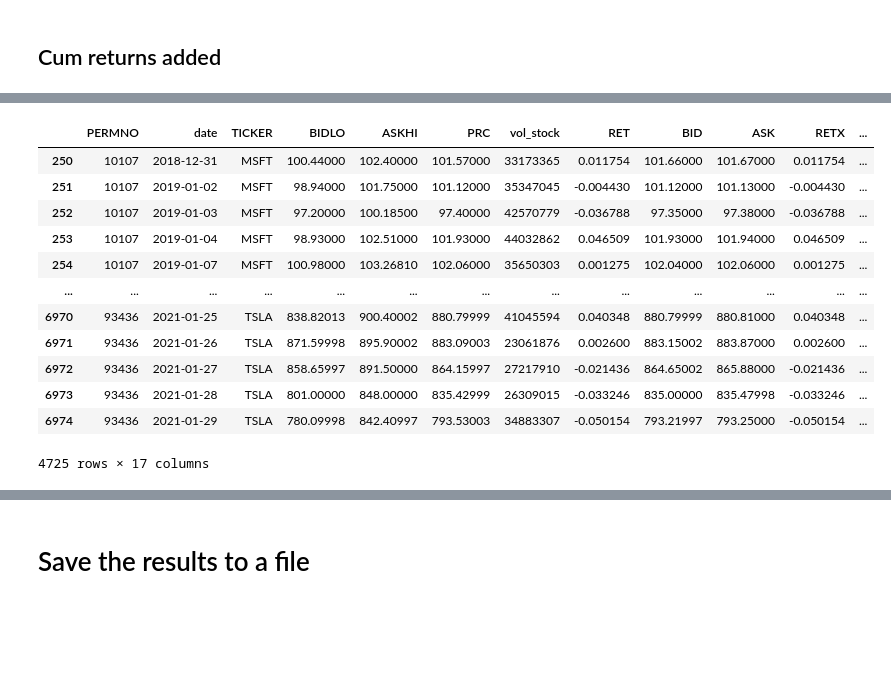
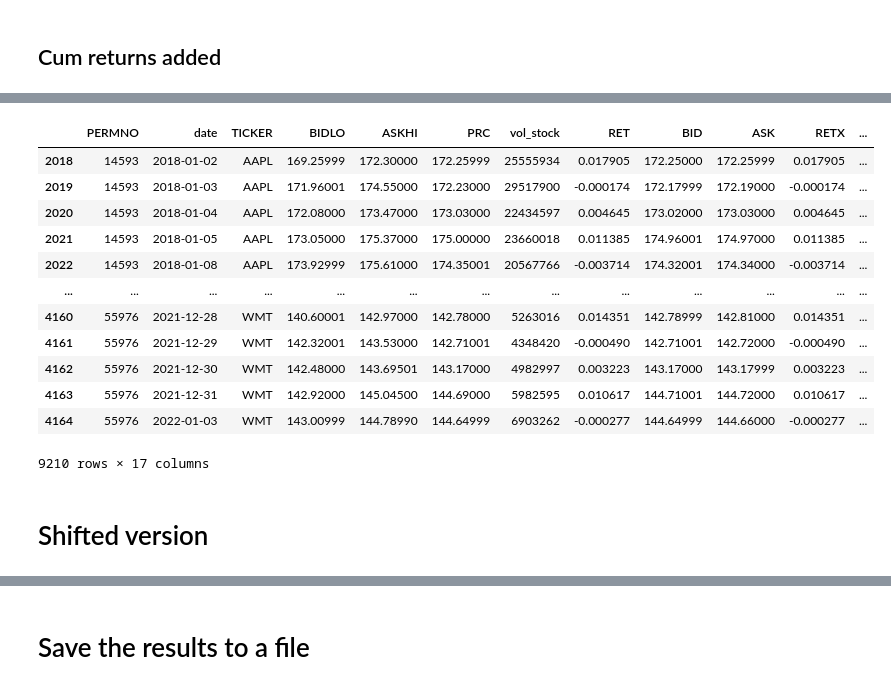
Before and after one commit to Spipers/FinalThesisQF, a Jupyter notebook: Notebooks/updated_version/Stock_data_compression_new.ipynb, the cells around one changed output, grey strips where cells are left out. Saved outputs shown, nothing was run; the diff lists cells and outputs as text; code cells hidden in the pictures; blank space fills up the shorter version.

```diff
--- a/Notebooks/updated_version/Stock_data_compression_new.ipynb
+++ b/Notebooks/updated_version/Stock_data_compression_new.ipynb
@@ -228,20 +228,23 @@ df_new
 # %%
-timeperiod = [datetime.datetime(2018, 12, 30), datetime.datetime(2021, 12, 31)]
+# timeperiod = [datetime.datetime(2018, 12, 30), datetime.datetime(2021, 12, 31)]
 
-df_new = df_new[(df_new['date'] >= timeperiod[0]) & (df_new['date'] <= timeperiod[1])]
+# df_new = df_new[(df_new['date'] >= timeperiod[0]) & (df_new['date'] <= timeperiod[1])]
-# %%
-df_new
-# %% [output]
-|  | PERMNO | date | TICKER | BIDLO | ASKHI | PRC | vol_stock | RET | BID | ASK | RETX | ... |
-| 250 | 10107 | 2018-12-31 | MSFT | 100.44000 | 102.40000 | 101.57000 | 33173365 | 0.011754 | 101.66000 | 101.67000 | 0.011754 | ... |
-| 251 | 10107 | 2019-01-02 | MSFT | 98.94000 | 101.75000 | 101.12000 | 35347045 | -0.004430 | 101.12000 | 101.13000 | -0.004430 | ... |
-| 252 | 10107 | 2019-01-03 | MSFT | 97.20000 | 100.18500 | 97.40000 | 42570779 | -0.036788 | 97.35000 | 97.38000 | -0.036788 | ... |
-| 253 | 10107 | 2019-01-04 | MSFT | 98.93000 | 102.51000 | 101.93000 | 44032862 | 0.046509 | 101.93000 | 101.94000 | 0.046509 | ... |
-| 254 | 10107 | 2019-01-07 | MSFT | 100.98000 | 103.26810 | 102.06000 | 35650303 | 0.001275 | 102.04000 | 102.06000 | 0.001275 | ... |
-| ... | ... | ... | ... | ... | ... | ... | ... | ... | ... | ... | ... | ... |
-| 6970 | 93436 | 2021-01-25 | TSLA | 838.82013 | 900.40002 | 880.79999 | 41045594 | 0.040348 | 880.79999 | 880.81000 | 0.040348 | ... |
-| 6971 | 93436 | 2021-01-26 | TSLA | 871.59998 | 895.90002 | 883.09003 | 23061876 | 0.002600 | 883.15002 | 883.87000 | 0.002600 | ... |
-| 6972 | 93436 | 2021-01-27 | TSLA | 858.65997 | 891.50000 | 864.15997 | 27217910 | -0.021436 | 864.65002 | 865.88000 | -0.021436 | ... |
-| 6973 | 93436 | 2021-01-28 | TSLA | 801.00000 | 848.00000 | 835.42999 | 26309015 | -0.033246 | 835.00000 | 835.47998 | -0.033246 | ... |
-| 6974 | 93436 | 2021-01-29 | TSLA | 780.09998 | 842.40997 | 793.53003 | 34883307 | -0.050154 | 793.21997 | 793.25000 | -0.050154 | ... |
-4725 rows × 17 columns
+# %%
+df_newt = df_new.sort_values(by=['TICKER', 'PERMNO', 'date'])
+df_newt
+# %% [output]
+|  | PERMNO | date | TICKER | BIDLO | ASKHI | PRC | vol_stock | RET | BID | ASK | RETX | ... |
+| 2018 | 14593 | 2018-01-02 | AAPL | 169.25999 | 172.30000 | 172.25999 | 25555934 | 0.017905 | 172.25000 | 172.25999 | 0.017905 | ... |
+| 2019 | 14593 | 2018-01-03 | AAPL | 171.96001 | 174.55000 | 172.23000 | 29517900 | -0.000174 | 172.17999 | 172.19000 | -0.000174 | ... |
+| 2020 | 14593 | 2018-01-04 | AAPL | 172.08000 | 173.47000 | 173.03000 | 22434597 | 0.004645 | 173.02000 | 173.03000 | 0.004645 | ... |
+| 2021 | 14593 | 2018-01-05 | AAPL | 173.05000 | 175.37000 | 175.00000 | 23660018 | 0.011385 | 174.96001 | 174.97000 | 0.011385 | ... |
+| 2022 | 14593 | 2018-01-08 | AAPL | 173.92999 | 175.61000 | 174.35001 | 20567766 | -0.003714 | 174.32001 | 174.34000 | -0.003714 | ... |
+| ... | ... | ... | ... | ... | ... | ... | ... | ... | ... | ... | ... | ... |
+| 4160 | 55976 | 2021-12-28 | WMT | 140.60001 | 142.97000 | 142.78000 | 5263016 | 0.014351 | 142.78999 | 142.81000 | 0.014351 | ... |
+| 4161 | 55976 | 2021-12-29 | WMT | 142.32001 | 143.53000 | 142.71001 | 4348420 | -0.000490 | 142.71001 | 142.72000 | -0.000490 | ... |
+| 4162 | 55976 | 2021-12-30 | WMT | 142.48000 | 143.69501 | 143.17000 | 4982997 | 0.003223 | 143.17000 | 143.17999 | 0.003223 | ... |
+| 4163 | 55976 | 2021-12-31 | WMT | 142.92000 | 145.04500 | 144.69000 | 5982595 | 0.010617 | 144.71001 | 144.72000 | 0.010617 | ... |
+| 4164 | 55976 | 2022-01-03 | WMT | 143.00999 | 144.78990 | 144.64999 | 6903262 | -0.000277 | 144.64999 | 144.66000 | -0.000277 | ... |
+9210 rows × 17 columns
+# %% [markdown]
+# Shifted version
```
Also changed, not shown: parts of 9 cells of this notebook, 4 other files.
